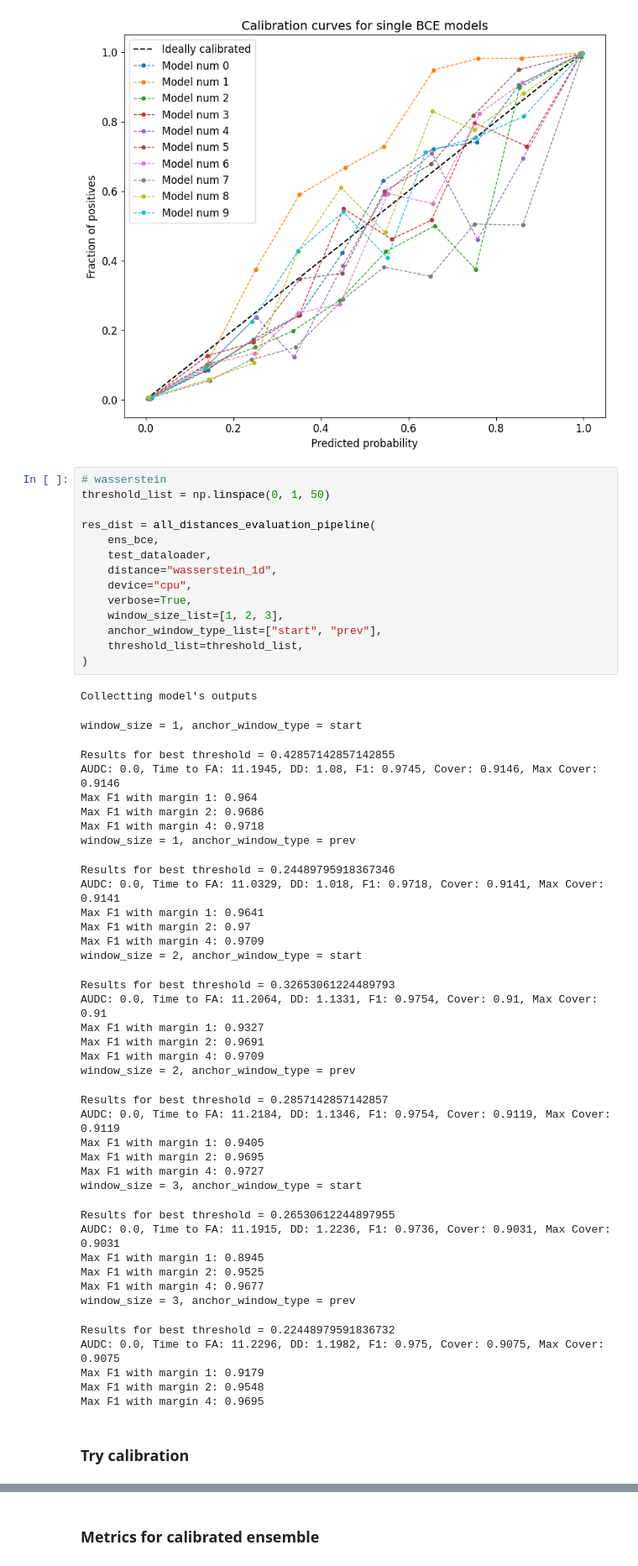
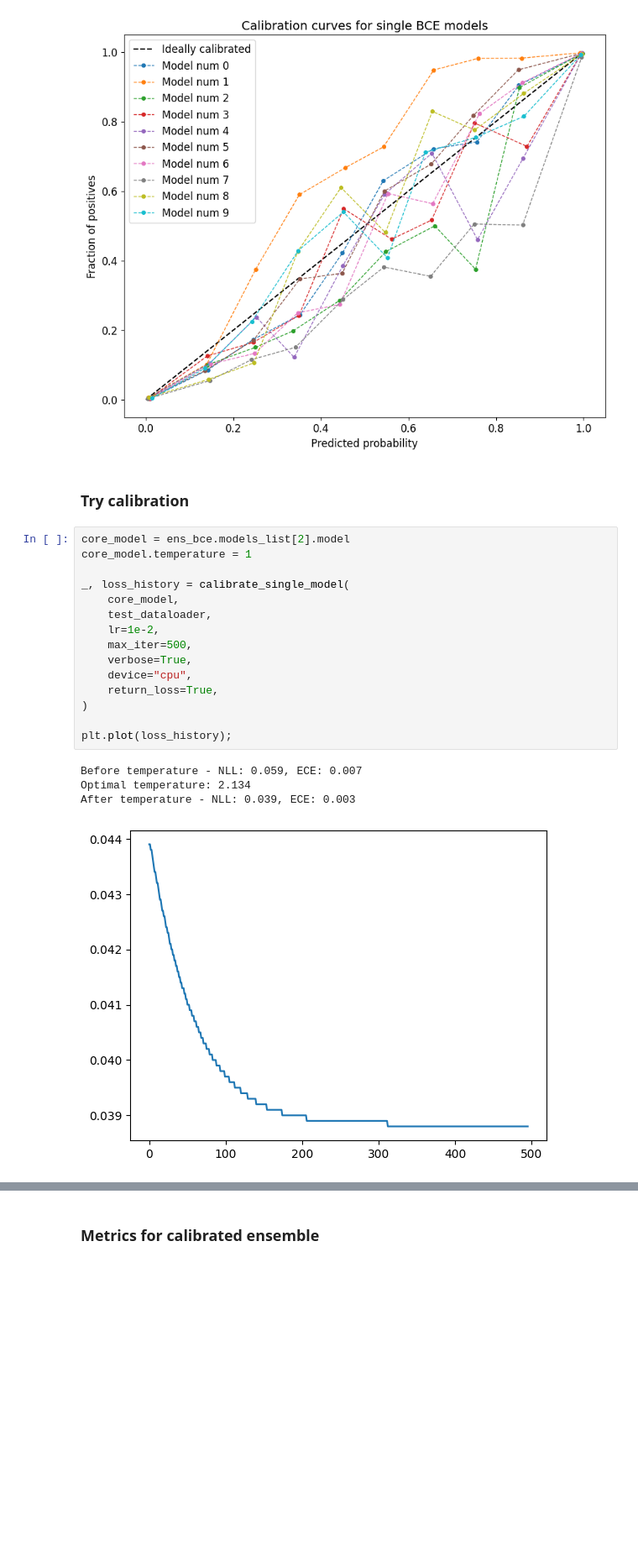
Before and after one commit to stalex2902/uncertainty-aware-cpd, a Jupyter notebook: notebooks/calibration.ipynb, the cells around one changed output, grey strips where cells are left out. Shown at 84% size. Drawn from its saved outputs; the diff is of its cells as text; blank space fills up the shorter version.

```diff
--- a/notebooks/calibration.ipynb
+++ b/notebooks/calibration.ipynb
@@ -108,57 +105,25 @@ title = "Calibration curves for single BCE models"
 plot_calibration_curves(ens_bce.models_list, test_dataloader, title=title);
 # %% [output]
 [figure]
-# %%
-# wasserstein
-threshold_list = np.linspace(0, 1, 50)
-
-res_dist = all_distances_evaluation_pipeline(
-    ens_bce,
-    test_dataloader,
-    distance="wasserstein_1d",
-    device="cpu",
-    verbose=True,
-    window_size_list=[1, 2, 3],
-    anchor_window_type_list=["start", "prev"],
-    threshold_list=threshold_list,
-)
-# %% [output]
-Collectting model's outputs
-window_size = 1, anchor_window_type = start
-Results for best threshold = 0.42857142857142855
-AUDC: 0.0, Time to FA: 11.1945, DD: 1.08, F1: 0.9745, Cover: 0.9146, Max Cover: 0.9146
-Max F1 with margin 1: 0.964
-Max F1 with margin 2: 0.9686
-Max F1 with margin 4: 0.9718
-window_size = 1, anchor_window_type = prev
-Results for best threshold = 0.24489795918367346
-AUDC: 0.0, Time to FA: 11.0329, DD: 1.018, F1: 0.9718, Cover: 0.9141, Max Cover: 0.9141
-Max F1 with margin 1: 0.9641
-Max F1 with margin 2: 0.97
-Max F1 with margin 4: 0.9709
-window_size = 2, anchor_window_type = start
-Results for best threshold = 0.32653061224489793
-AUDC: 0.0, Time to FA: 11.2064, DD: 1.1331, F1: 0.9754, Cover: 0.91, Max Cover: 0.91
-Max F1 with margin 1: 0.9327
-Max F1 with margin 2: 0.9691
-Max F1 with margin 4: 0.9709
-window_size = 2, anchor_window_type = prev
-Results for best threshold = 0.2857142857142857
-AUDC: 0.0, Time to FA: 11.2184, DD: 1.1346, F1: 0.9754, Cover: 0.9119, Max Cover: 0.9119
-Max F1 with margin 1: 0.9405
-Max F1 with margin 2: 0.9695
-Max F1 with margin 4: 0.9727
-window_size = 3, anchor_window_type = start
-Results for best threshold = 0.26530612244897955
-AUDC: 0.0, Time to FA: 11.1915, DD: 1.2236, F1: 0.9736, Cover: 0.9031, Max Cover: 0.9031
-Max F1 with margin 1: 0.8945
-Max F1 with margin 2: 0.9525
-Max F1 with margin 4: 0.9677
-window_size = 3, anchor_window_type = prev
-Results for best threshold = 0.22448979591836732
-AUDC: 0.0, Time to FA: 11.2296, DD: 1.1982, F1: 0.975, Cover: 0.9075, Max Cover: 0.9075
-Max F1 with margin 1: 0.9179
-Max F1 with margin 2: 0.9548
-Max F1 with margin 4: 0.9695
 # %% [markdown]
 ### Try calibration
+# %%
+core_model = ens_bce.models_list[2].model
+core_model.temperature = 1
+
+_, loss_history = calibrate_single_model(
+    core_model,
+    test_dataloader,
+    lr=1e-2,
+    max_iter=500,
+    verbose=True,
+    device="cpu",
+    return_loss=True,
+)
+
+plt.plot(loss_history);
+# %% [output]
+Before temperature - NLL: 0.059, ECE: 0.007
+Optimal temperature: 2.134
+After temperature - NLL: 0.039, ECE: 0.003
+[figure, added]
```
Also changed, not shown: parts of 50 cells of this notebook, 15 other files.
